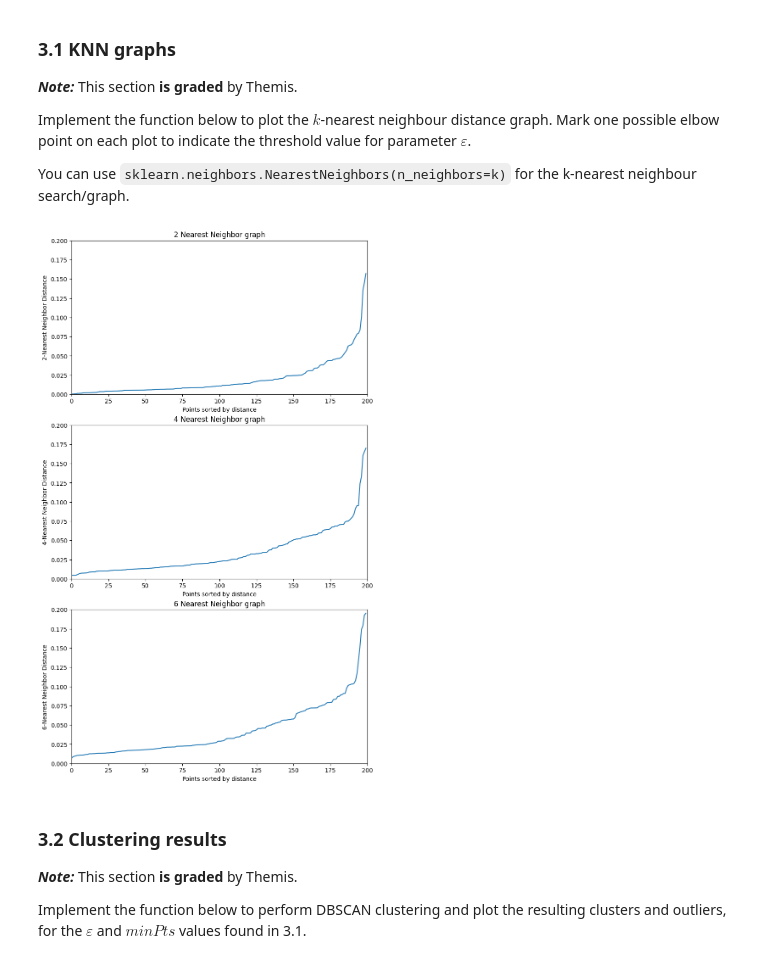
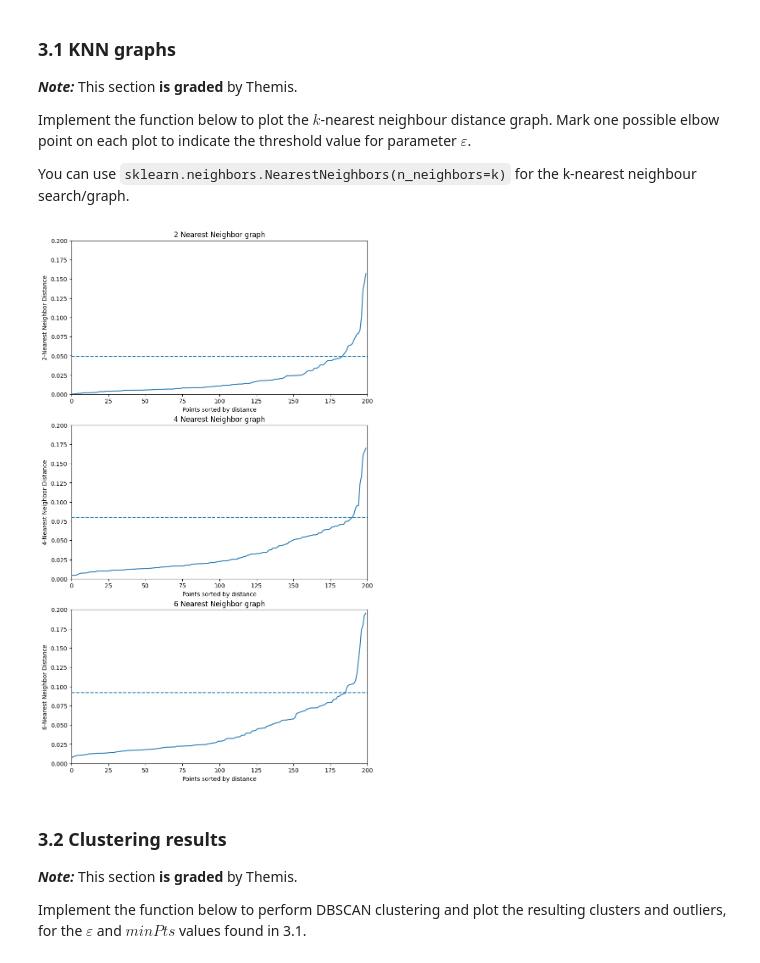
Before and after one commit to TheKingBlue/IntroductionToML, a Jupyter notebook: Assignment4/Assignment4.ipynb, the cells around one changed output. Drawn from its saved outputs; the diff is of its cells as text; code cells hidden in the pictures.

```diff
--- a/Assignment4/Assignment4.ipynb
+++ b/Assignment4/Assignment4.ipynb
@@ -183,15 +183,19 @@ def plot_knn(D, k, y=None):
         plt.axhline(y, ls='--')
 # %%
 minPts = [3, 5, 7]
+eps = [0.049, 0.080, 0.092]
 # %%
 plt.figure(figsize=(9, 16))
-for i, mp in enumerate(minPts):
+
+for i in range(0, 3):
     plt.subplot(3, 1, i + 1)
-    plot_knn(data, mp - 1)
+    plot_knn(data, minPts[i] - 1, eps[i])
     plt.xlim(0, len(data))
     plt.ylim(0, 0.2)
+
+plt.show()
 # %% [output]
-[figure, old version]
+[figure, new version]
 # %% [markdown]
 ### 3.2 Clustering results
 
```
